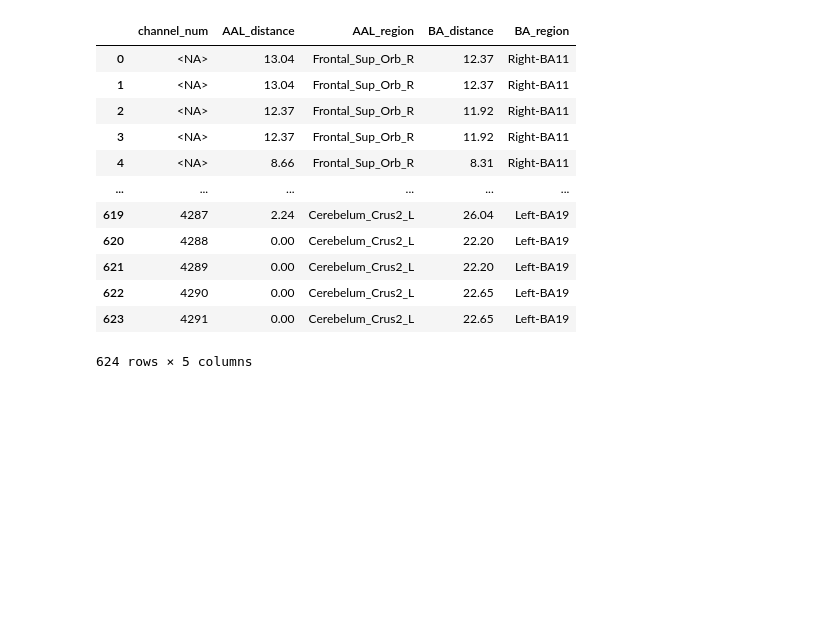
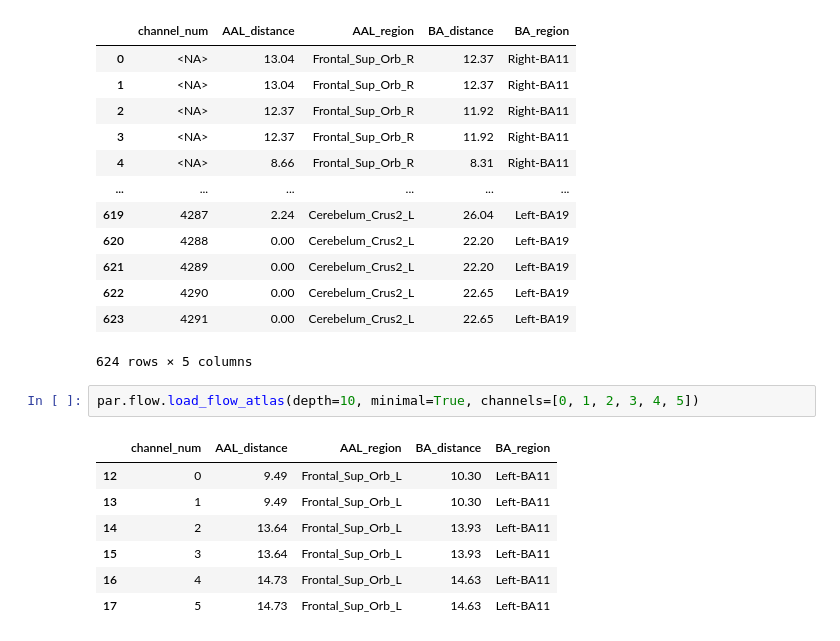
Before and after one commit to AyazLab/KernelFlow_Analysis, a Jupyter notebook: verification_tests/brain_regions.ipynb, the cells around one changed output. Cells and saved outputs as stored; diff of their text form; blank space fills up the shorter version.

Commit message:
Update brain regions verification test

```diff
--- a/verification_tests/brain_regions.ipynb
+++ b/verification_tests/brain_regions.ipynb
@@ -59,3 +73,13 @@ flow_atlas
 | 622 | 4290 | 0.00 | Cerebelum_Crus2_L | 22.65 | Left-BA19 |
 | 623 | 4291 | 0.00 | Cerebelum_Crus2_L | 22.65 | Left-BA19 |
 624 rows × 5 columns
+# %%
+par.flow.load_flow_atlas(depth=10, minimal=True, channels=[0, 1, 2, 3, 4, 5])
+# %% [output]
+|  | channel_num | AAL_distance | AAL_region | BA_distance | BA_region |
+| 12 | 0 | 9.49 | Frontal_Sup_Orb_L | 10.30 | Left-BA11 |
+| 13 | 1 | 9.49 | Frontal_Sup_Orb_L | 10.30 | Left-BA11 |
+| 14 | 2 | 13.64 | Frontal_Sup_Orb_L | 13.93 | Left-BA11 |
+| 15 | 3 | 13.64 | Frontal_Sup_Orb_L | 13.93 | Left-BA11 |
+| 16 | 4 | 14.73 | Frontal_Sup_Orb_L | 14.63 | Left-BA11 |
+| 17 | 5 | 14.73 | Frontal_Sup_Orb_L | 14.63 | Left-BA11 |
```
Also changed, not shown: parts of 2 cells of this notebook.
